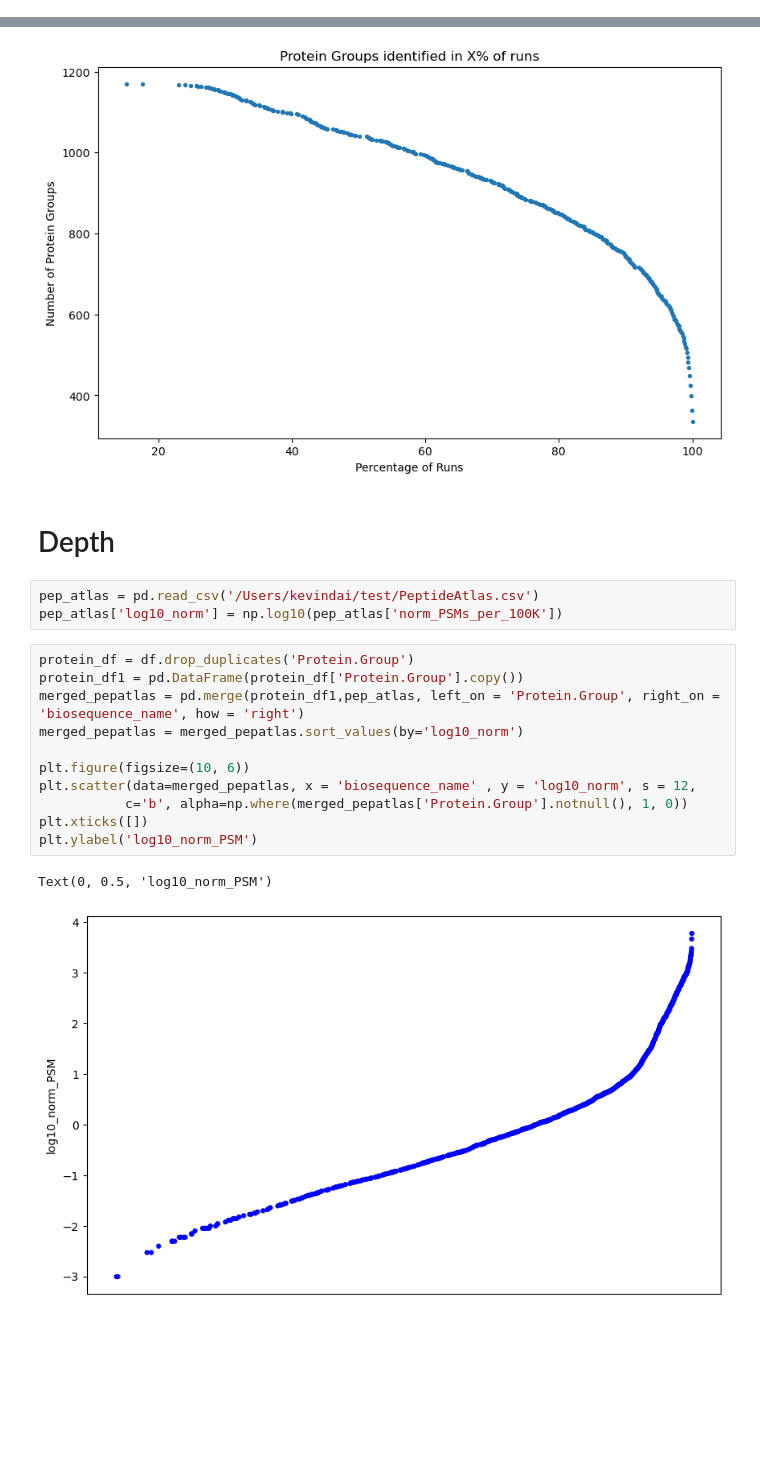
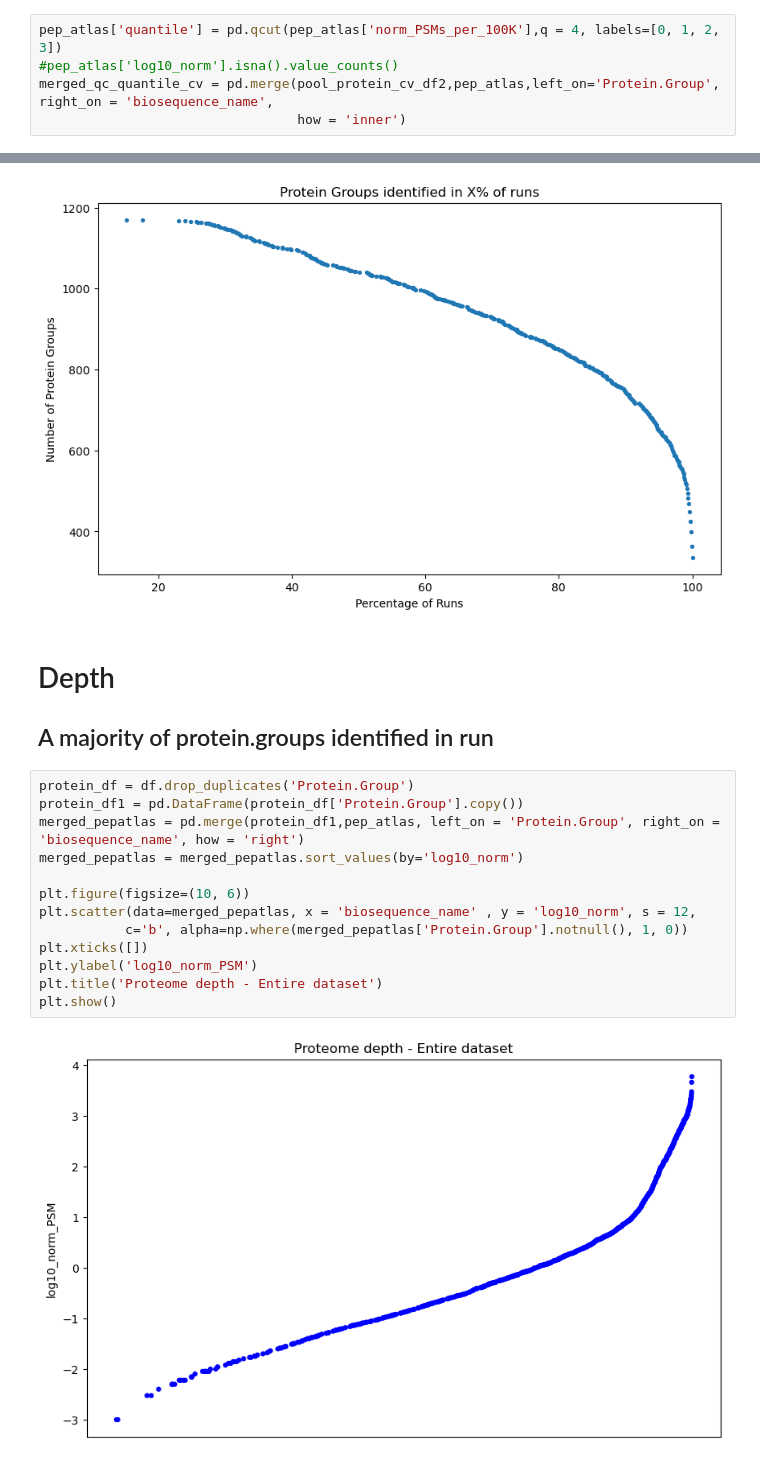
Before and after one commit to kevdai32/Proteomics, a Jupyter notebook: Dia.ipynb, the cells around one changed output, grey strips where cells are left out. Saved outputs shown, nothing was run; the diff lists cells and outputs as text; blank space fills up the shorter version.

```diff
--- a/Dia.ipynb
+++ b/Dia.ipynb
@@ -118,3 +121,8 @@ plt.ylim(0,100)
 plt.show()
 # %% [output]
 [figure]
+# %%
+pep_atlas['quantile'] = pd.qcut(pep_atlas['norm_PSMs_per_100K'],q = 4, labels=[0, 1, 2, 3])
+#pep_atlas['log10_norm'].isna().value_counts()
+merged_qc_quantile_cv = pd.merge(pool_protein_cv_df2,pep_atlas,left_on='Protein.Group', right_on = 'biosequence_name',
+                                 how = 'inner')
@@ -160,20 +177,19 @@ plt.show()
 [figure]
 # %% [markdown]
 # Depth
+## A majority of protein.groups identified in run
-# %%
-pep_atlas = pd.read_csv('/Users/kevindai/test/PeptideAtlas.csv')
-pep_atlas['log10_norm'] = np.log10(pep_atlas['norm_PSMs_per_100K'])
 # %%
 protein_df = df.drop_duplicates('Protein.Group')
 protein_df1 = pd.DataFrame(protein_df['Protein.Group'].copy())
 merged_pepatlas = pd.merge(protein_df1,pep_atlas, left_on = 'Protein.Group', right_on = 'biosequence_name', how = 'right')
 merged_pepatlas = merged_pepatlas.sort_values(by='log10_norm')
 
 plt.figure(figsize=(10, 6))
 plt.scatter(data=merged_pepatlas, x = 'biosequence_name' , y = 'log10_norm', s = 12,
            c='b', alpha=np.where(merged_pepatlas['Protein.Group'].notnull(), 1, 0))
 plt.xticks([])
 plt.ylabel('log10_norm_PSM')
+plt.title('Proteome depth - Entire dataset')
+plt.show()
 # %% [output]
-Text(0, 0.5, 'log10_norm_PSM')
-[figure, old version]
+[figure, new version]
```
Also changed, not shown: parts of 3 cells of this notebook.
